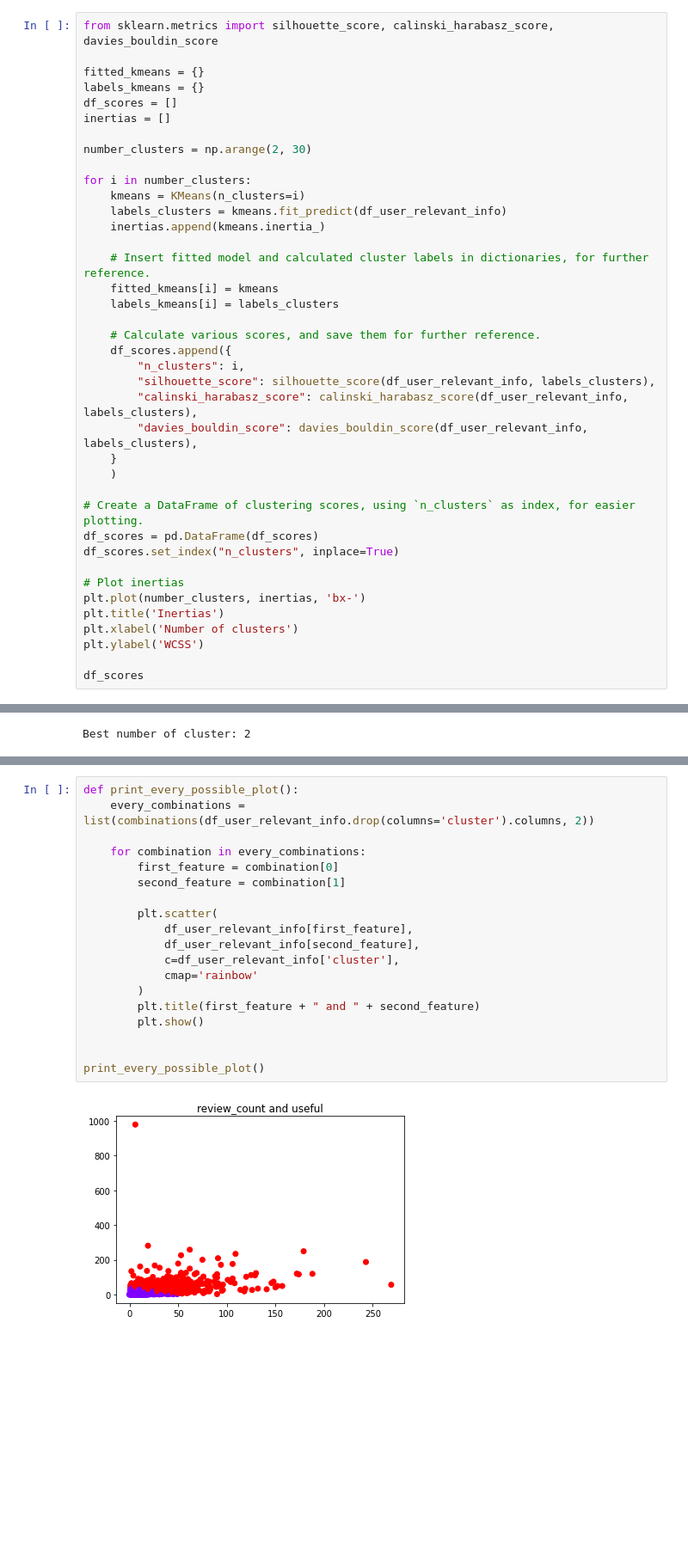
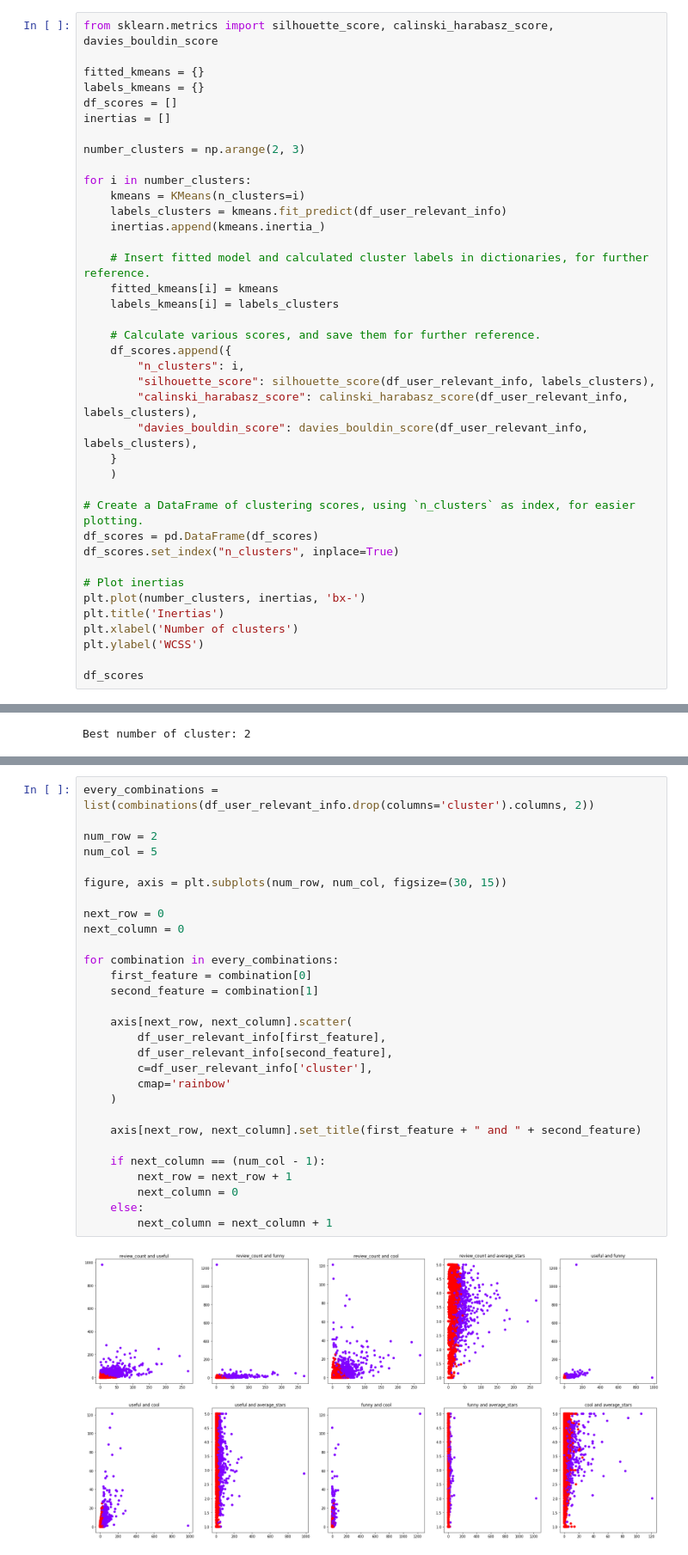
Before and after one commit to AT181903/YelpDatasetAnalysis, a Jupyter notebook: users_task.ipynb, the cells around one changed output, grey strips where cells are left out. Shown at 86% size. Saved outputs shown, nothing was run; the diff lists cells and outputs as text; blank space fills up the shorter version.

Commit message:
print subplot correctly

```diff
--- a/users_task.ipynb
+++ b/users_task.ipynb
@@ -105,7 +105,7 @@ labels_kmeans = {}
 df_scores = []
 inertias = []
 
-number_clusters = np.arange(2, 30)
+number_clusters = np.arange(2, 3)
 
 for i in number_clusters:
     kmeans = KMeans(n_clusters=i)
@@ -197,21 +182,31 @@ df_user_relevant_info.head(50)
 # %%
-def print_every_possible_plot():
-    every_combinations = list(combinations(df_user_relevant_info.drop(columns='cluster').columns, 2))
+every_combinations = list(combinations(df_user_relevant_info.drop(columns='cluster').columns, 2))
 
-    for combination in every_combinations:
-        first_feature = combination[0]
-        second_feature = combination[1]
+num_row = 2
+num_col = 5
 
-        plt.scatter(
-            df_user_relevant_info[first_feature],
-            df_user_relevant_info[second_feature],
-            c=df_user_relevant_info['cluster'],
-            cmap='rainbow'
-        )
-        plt.title(first_feature + " and " + second_feature)
-        plt.show()
+figure, axis = plt.subplots(num_row, num_col, figsize=(30, 15))
 
+next_row = 0
+next_column = 0
 
-print_every_possible_plot()
+for combination in every_combinations:
+    first_feature = combination[0]
+    second_feature = combination[1]
+
+    axis[next_row, next_column].scatter(
+        df_user_relevant_info[first_feature],
+        df_user_relevant_info[second_feature],
+        c=df_user_relevant_info['cluster'],
+        cmap='rainbow'
+    )
+
+    axis[next_row, next_column].set_title(first_feature + " and " + second_feature)
+
+    if next_column == (num_col - 1):
+        next_row = next_row + 1
+        next_column = 0
+    else:
+        next_column = next_column + 1
 # %% [output]
-[figure, old version]
+[figure, new version]
```
Also changed, not shown: parts of 3 cells of this notebook, 1 other file.
